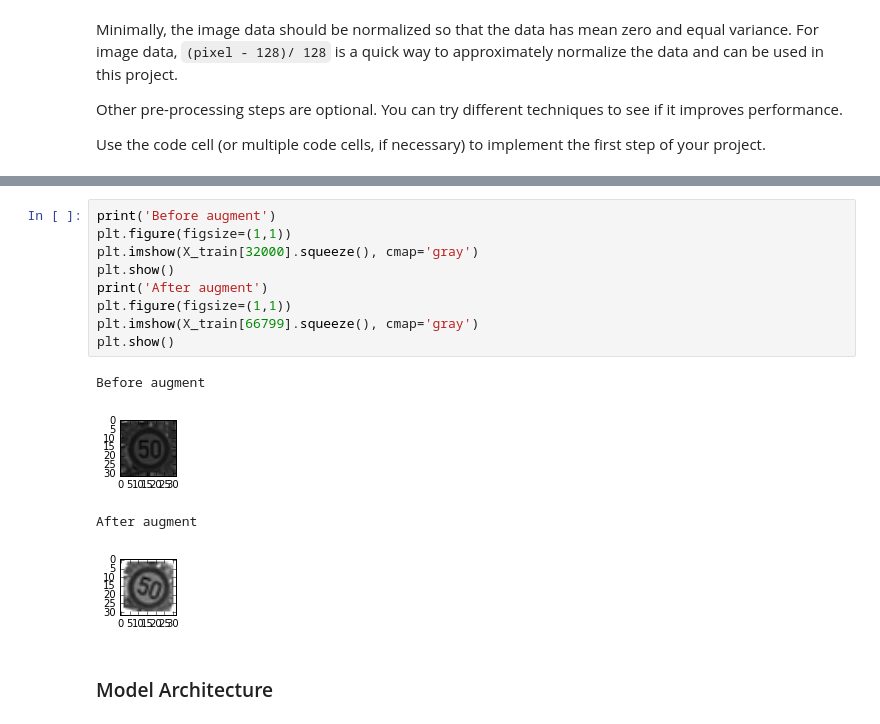
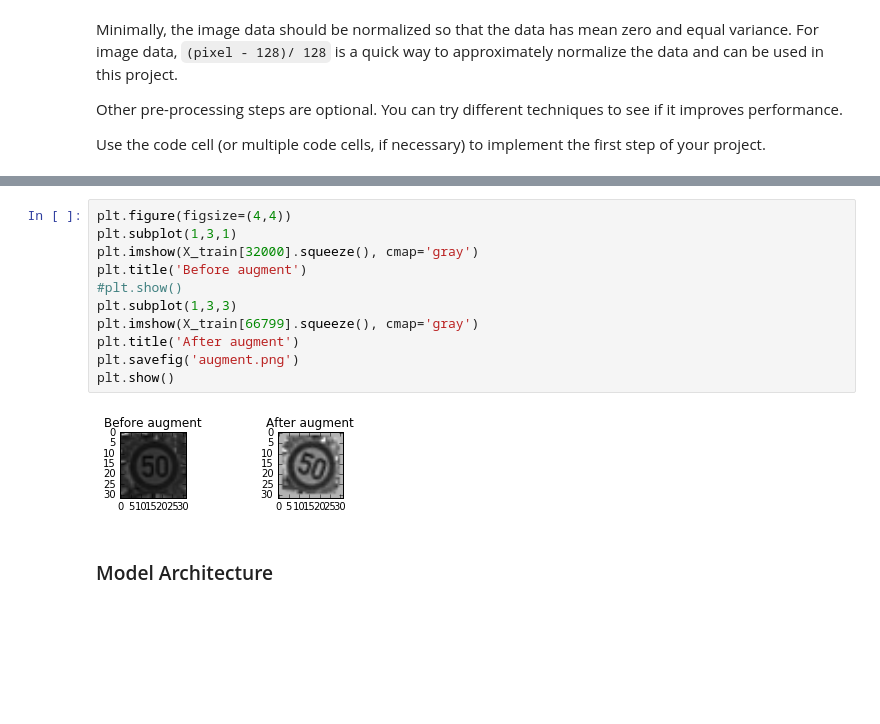
Before and after one commit to apoorva-t/CarND-Traffic-Sign-Classifier-Project, a Jupyter notebook: Traffic_Sign_Classifier-Solution.ipynb, the cells around one changed output, grey strips where cells are left out. Cells and saved outputs as stored; diff of their text form; blank space fills up the shorter version.

```diff
--- a/Traffic_Sign_Classifier-Solution.ipynb
+++ b/Traffic_Sign_Classifier-Solution.ipynb
@@ -307,17 +310,16 @@ Training image shape:  (32, 32, 1)
 # %%
-print('Before augment')
-plt.figure(figsize=(1,1))
+plt.figure(figsize=(4,4))
+plt.subplot(1,3,1)
 plt.imshow(X_train[32000].squeeze(), cmap='gray')
+plt.title('Before augment')
+#plt.show()
+plt.subplot(1,3,3)
+plt.imshow(X_train[66799].squeeze(), cmap='gray')
+plt.title('After augment')
+plt.savefig('augment.png')
 plt.show()
-print('After augment')
-plt.figure(figsize=(1,1))
-plt.imshow(X_train[66799].squeeze(), cmap='gray')
-plt.show()
 # %% [output]
-Before augment
-[figure, old version]
+[figure, new version]
-After augment
-[figure, removed]
 # %% [markdown]
 ### Model Architecture
 # %%
```
Also changed, not shown: parts of 10 cells of this notebook, 2 other files.
